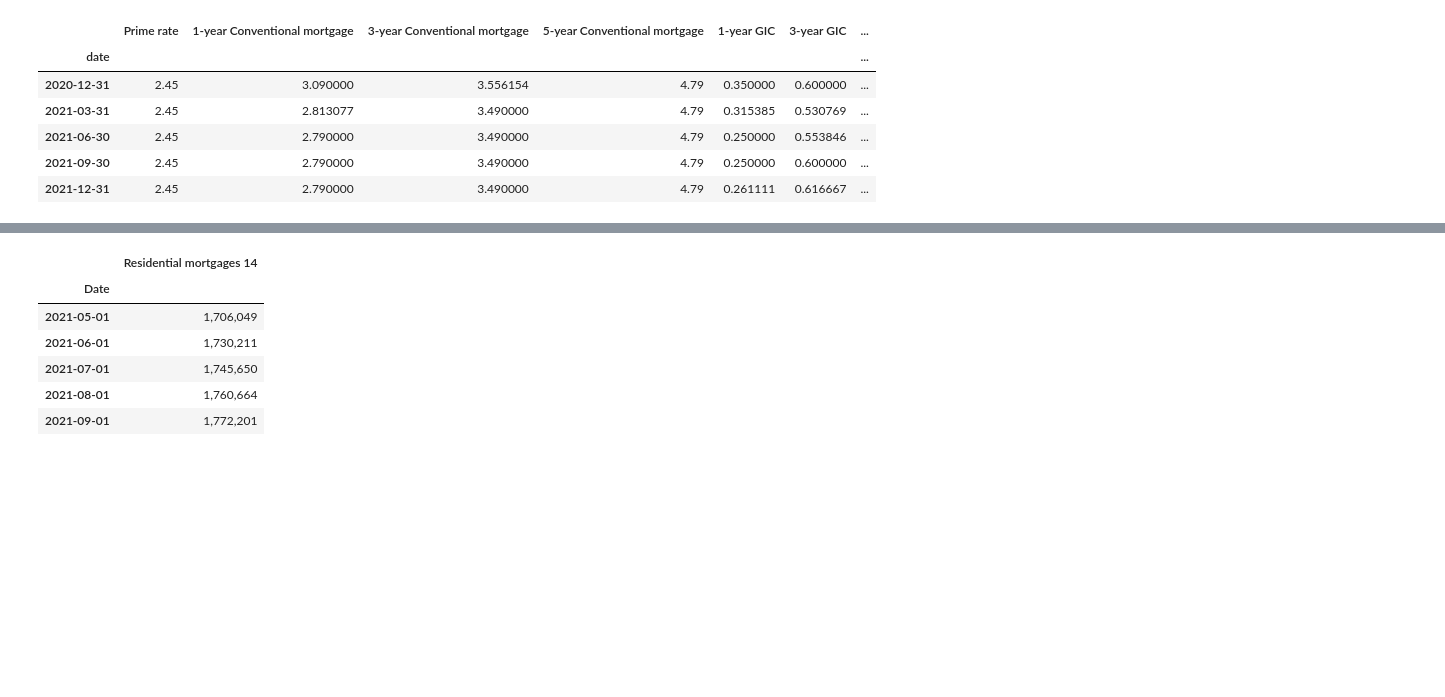
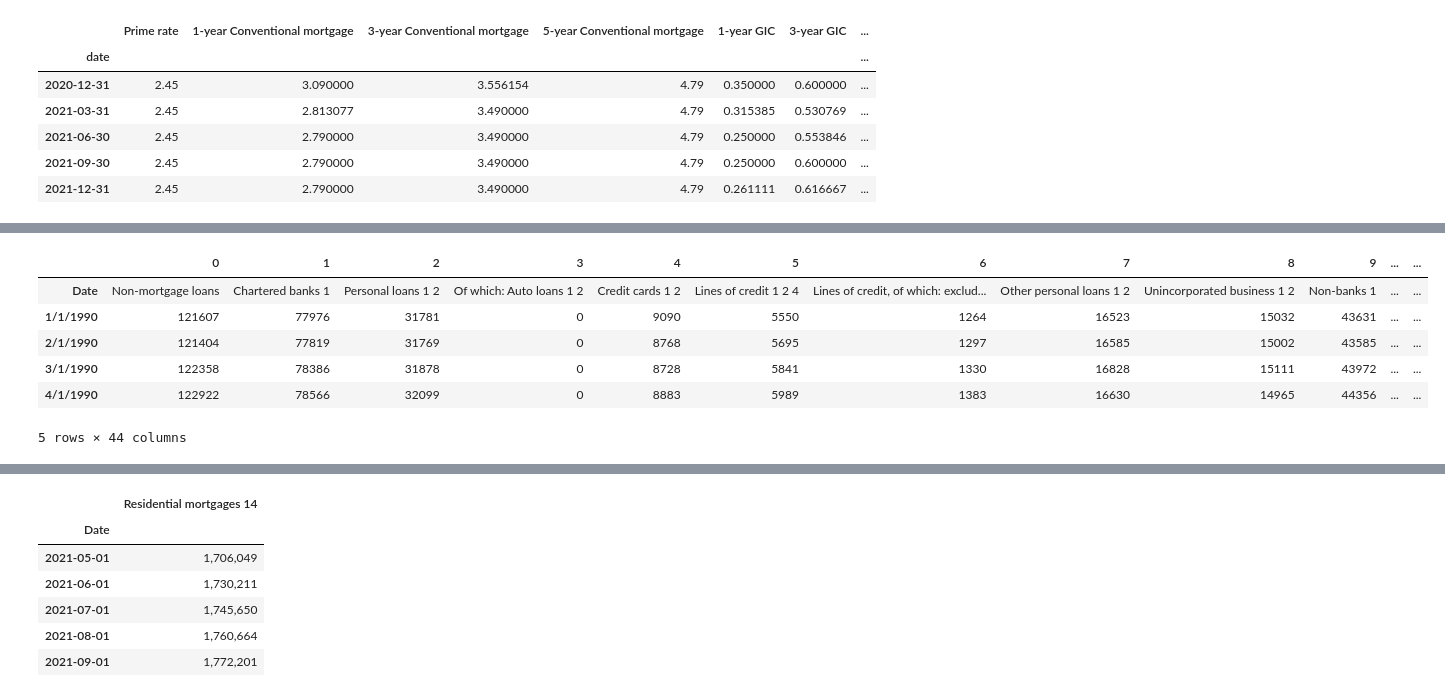
Before and after one commit to benjaminweymouth/Housing-Market-Forecasting-Time-Series-Analysis, a Jupyter notebook: Python Code/Qualitative_Multivariate Time Series.ipynb, the cells around one changed output, grey strips where cells are left out. Saved outputs shown, nothing was run; the diff lists cells and outputs as text; code cells hidden in the pictures; blank space fills up the shorter version.

```diff
--- a/Python Code/Qualitative_Multivariate Time Series.ipynb
+++ b/Python Code/Qualitative_Multivariate Time Series.ipynb
@@ -60,4 +60,12 @@ df_Residential_mortgages.head()
 # %%
-#transpose
-#res_mortgage_transp = df_Residential_mortgages.T
-#res_mortgage_transp.head()
+# Transpose
+res_mortgage_transp = df_Residential_mortgages.T
+res_mortgage_transp.head()
+# %% [output]
+|  | 0 | 1 | 2 | 3 | 4 | 5 | 6 | 7 | 8 | 9 | ... | ... |
+| Date | Non-mortgage loans | Chartered banks 1 | Personal loans 1 2 | Of which: Auto loans 1 2 | Credit cards 1 2 | Lines of credit 1 2 4 | Lines of credit, of which: exclud... | Other personal loans 1 2 | Unincorporated business 1 2 | Non-banks 1 | ... | ... |
+| 1/1/1990 | 121607 | 77976 | 31781 | 0 | 9090 | 5550 | 1264 | 16523 | 15032 | 43631 | ... | ... |
+| 2/1/1990 | 121404 | 77819 | 31769 | 0 | 8768 | 5695 | 1297 | 16585 | 15002 | 43585 | ... | ... |
+| 3/1/1990 | 122358 | 78386 | 31878 | 0 | 8728 | 5841 | 1330 | 16828 | 15111 | 43972 | ... | ... |
+| 4/1/1990 | 122922 | 78566 | 32099 | 0 | 8883 | 5989 | 1383 | 16630 | 14965 | 44356 | ... | ... |
+5 rows × 44 columns
```
Also changed, not shown: parts of 11 cells of this notebook, 1 other file.
